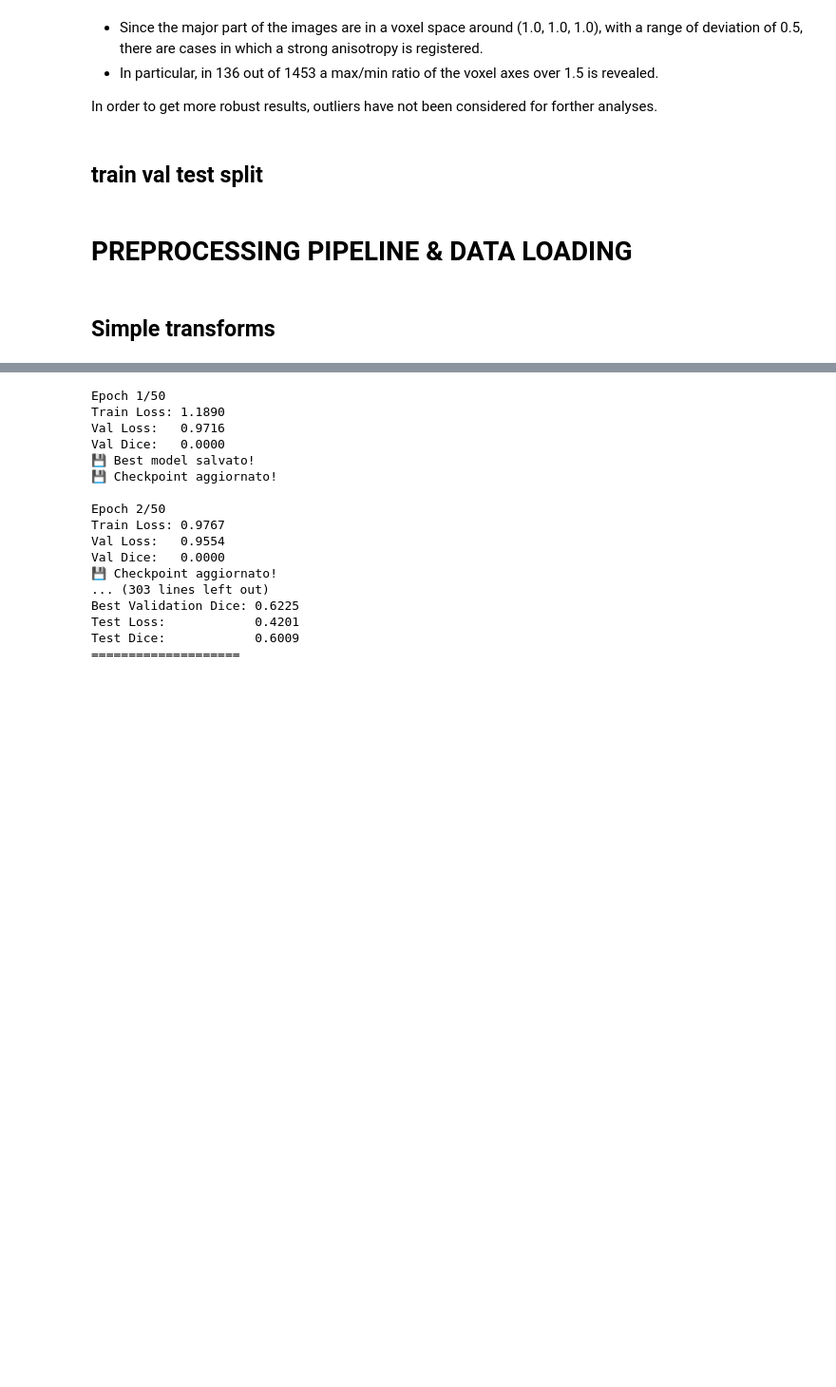
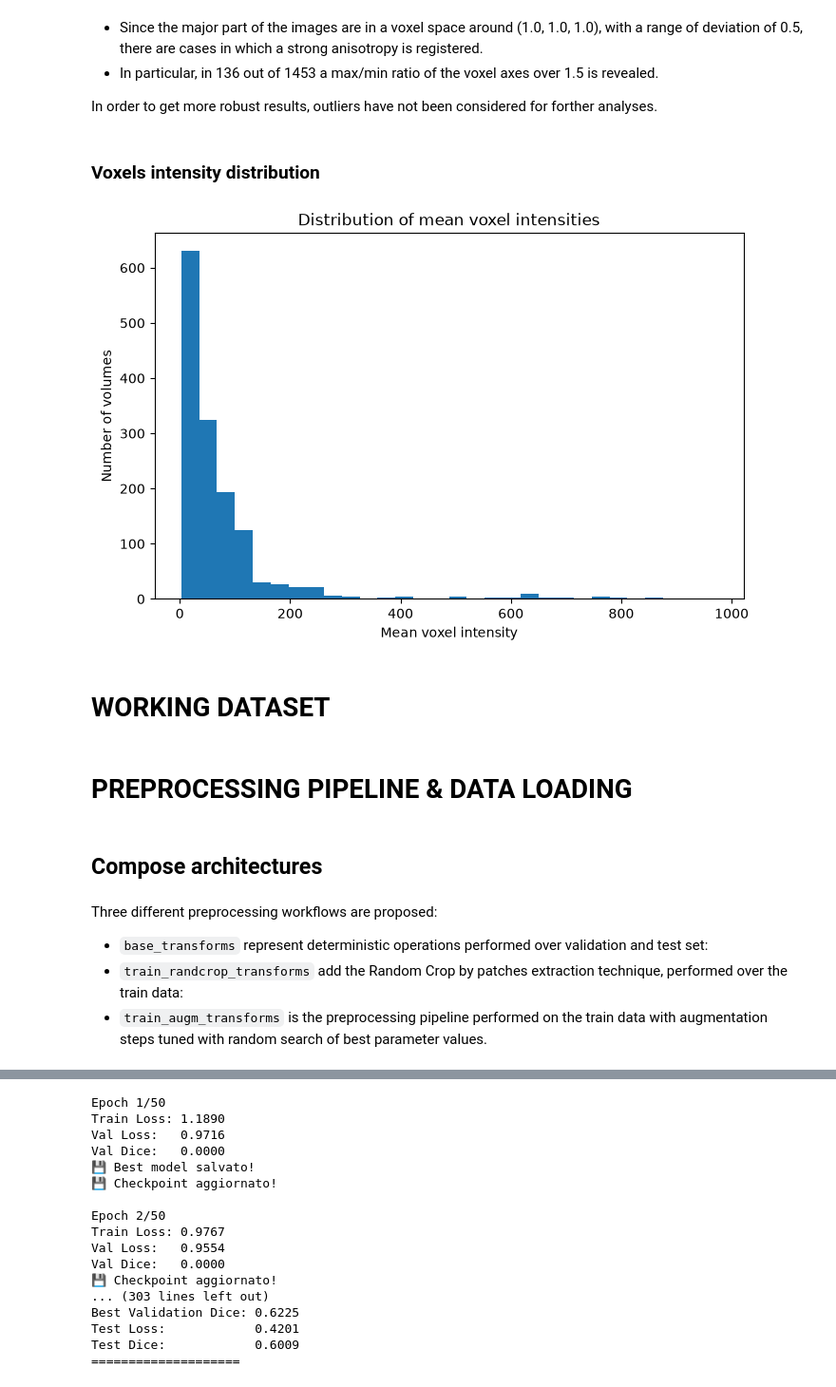
Before and after one commit to mkdib1/med_lab, a Jupyter notebook: notebook/main.ipynb, the cells around one changed output, grey strips where cells are left out. Shown at 95% size. Drawn from its saved outputs; the diff is of its cells as text; code cells hidden in the pictures; blank space fills up the shorter version.

```diff
--- a/notebook/main.ipynb
+++ b/notebook/main.ipynb
@@ -143,6 +145,8 @@ Examples:
 * In particular, in 136 out of 1453 a max/min ratio of the voxel axes over 1.5 is revealed.
 
 In order to get more robust results, outliers have not been considered for forther analyses.
+# %% [markdown]
+### Voxels intensity distribution
 # %%
 
 # voxel_stats = []
@@ -163,22 +167,25 @@ In order to get more robust results, outliers have not been considered for forth
 # voxel_stats = pd.DataFrame(voxel_stats)
 # voxel_stats.to_csv(r"C:\Users\mirko\med_lab\output\voxel_stats.csv", sep=";", index=False, header=True)
 # %%
-# voxel_stats_filtered = voxel_stats[voxel_stats["mean"] <= 2000]
-# plt.figure(figsize=(8,5))
+voxel_stats = pd.read_csv(r"C:\Users\mirko\med_lab\output\voxel_stats.csv", sep=';', low_memory=False)
+voxel_stats_filtered = voxel_stats[voxel_stats["mean"] <= 2000]
+plt.figure(figsize=(8,5))
 
-# plt.hist(
-#     voxel_stats_filtered["mean"] ,
-#     bins=30,
-#     edgecolor=None
-# )
+plt.hist(
+    voxel_stats_filtered["mean"] ,
+    bins=30,
+    edgecolor=None
+)
 
-# plt.xlabel("Mean voxel intensity")
-# plt.ylabel("Number of volumes")
-# plt.title("Distribution of mean voxel intensities")
+plt.xlabel("Mean voxel intensity")
+plt.ylabel("Number of volumes")
+plt.title("Distribution of mean voxel intensities")
 
-# plt.show()
+plt.show()
+# %% [output]
+[figure, added]
 # %% [markdown]
-## train val test split
+# WORKING DATASET
 # %%
 dataset = [
     {"image": img, "label": mask}
@@ -192,5 +199,10 @@ dataset_clean = [
 ]
 # %% [markdown]
 # PREPROCESSING PIPELINE & DATA LOADING
+# %% [markdown]
+## Compose architectures
 # %% [markdown]
-## Simple transforms
+Three different preprocessing workflows are proposed:
+* `base_transforms` represent deterministic operations performed over validation and test set:
+* `train_randcrop_transforms` add the Random Crop by patches extraction technique, performed over the train data:
+* `train_augm_transforms` is the preprocessing pipeline performed on the train data with augmentation steps tuned with random search of best parameter values.
```
Also changed, not shown: parts of 19 cells of this notebook, 1 other file.
